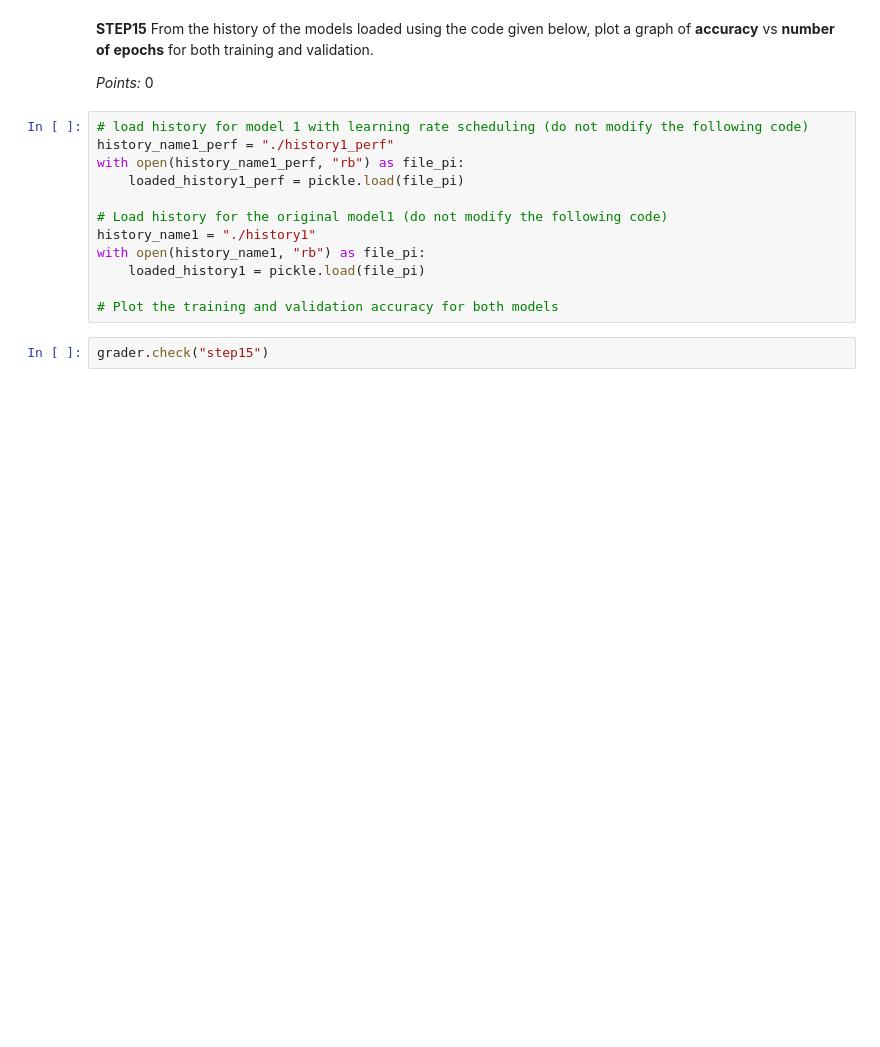
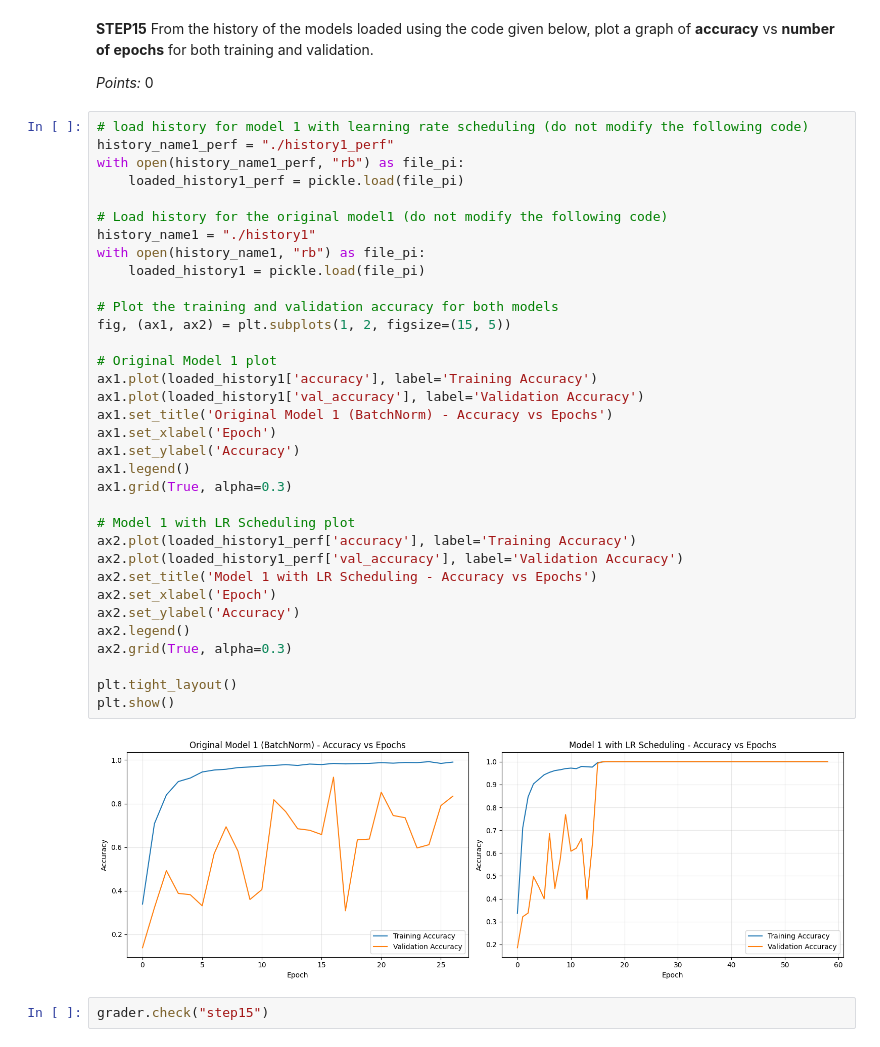
Before and after one commit to santiagosayshey/UMLT-S1-2025, a Jupyter notebook: UMLT_A3_2025.ipynb, the cells around one changed output. Drawn from its saved outputs; the diff is of its cells as text; blank space fills up the shorter version.

```diff
--- a/UMLT_A3_2025.ipynb
+++ b/UMLT_A3_2025.ipynb
@@ -602,15 +667,39 @@ _Points:_ 0
 # %%
 # load history for model 1 with learning rate scheduling (do not modify the following code)
 history_name1_perf = "./history1_perf"
 with open(history_name1_perf, "rb") as file_pi:
     loaded_history1_perf = pickle.load(file_pi)
 
 # Load history for the original model1 (do not modify the following code)
 history_name1 = "./history1"
 with open(history_name1, "rb") as file_pi:
     loaded_history1 = pickle.load(file_pi)
 
 # Plot the training and validation accuracy for both models
+fig, (ax1, ax2) = plt.subplots(1, 2, figsize=(15, 5))
+
+# Original Model 1 plot
+ax1.plot(loaded_history1['accuracy'], label='Training Accuracy')
+ax1.plot(loaded_history1['val_accuracy'], label='Validation Accuracy')
+ax1.set_title('Original Model 1 (BatchNorm) - Accuracy vs Epochs')
+ax1.set_xlabel('Epoch')
+ax1.set_ylabel('Accuracy')
+ax1.legend()
+ax1.grid(True, alpha=0.3)
+
+# Model 1 with LR Scheduling plot
+ax2.plot(loaded_history1_perf['accuracy'], label='Training Accuracy')
+ax2.plot(loaded_history1_perf['val_accuracy'], label='Validation Accuracy')
+ax2.set_title('Model 1 with LR Scheduling - Accuracy vs Epochs')
+ax2.set_xlabel('Epoch')
+ax2.set_ylabel('Accuracy')
+ax2.legend()
+ax2.grid(True, alpha=0.3)
+
+plt.tight_layout()
+plt.show()
+# %% [output]
+[figure, added]
 # %%
 grader.check("step15")
 # %% [markdown]
```
Also changed, not shown: parts of 19 cells of this notebook, 7 other files.
